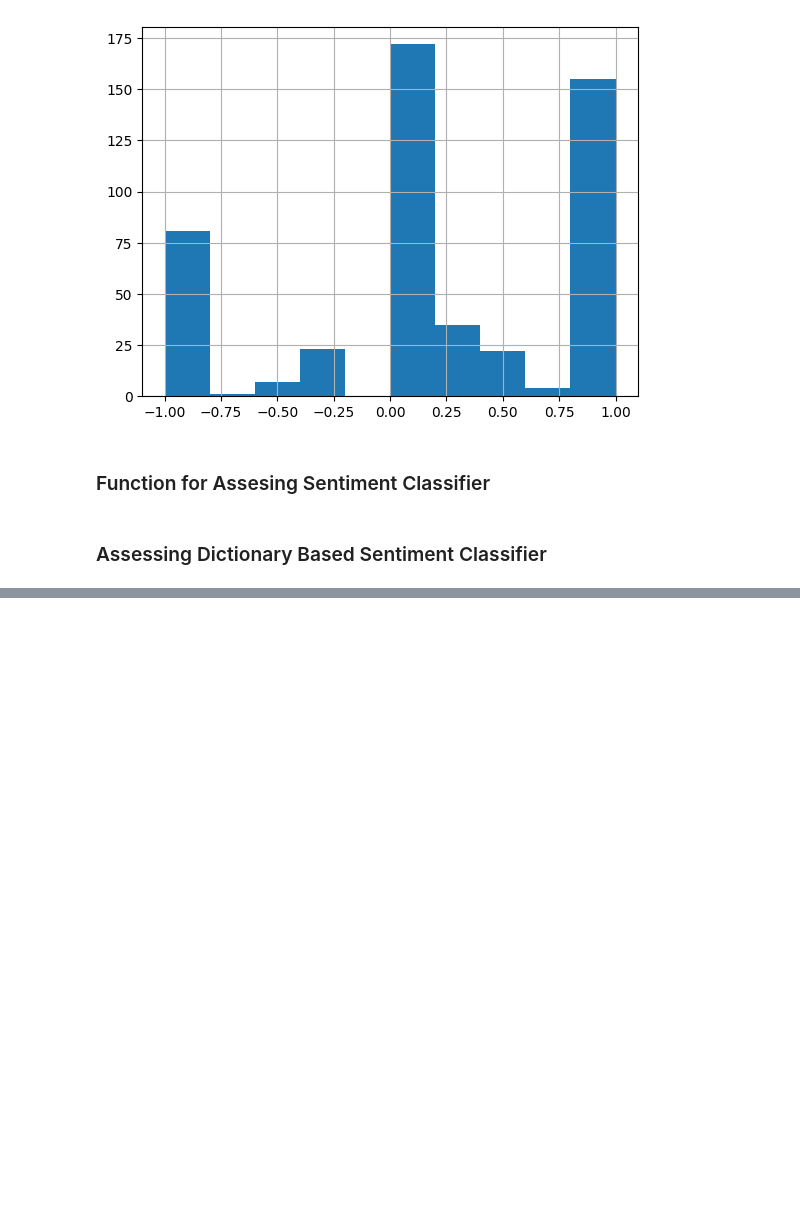
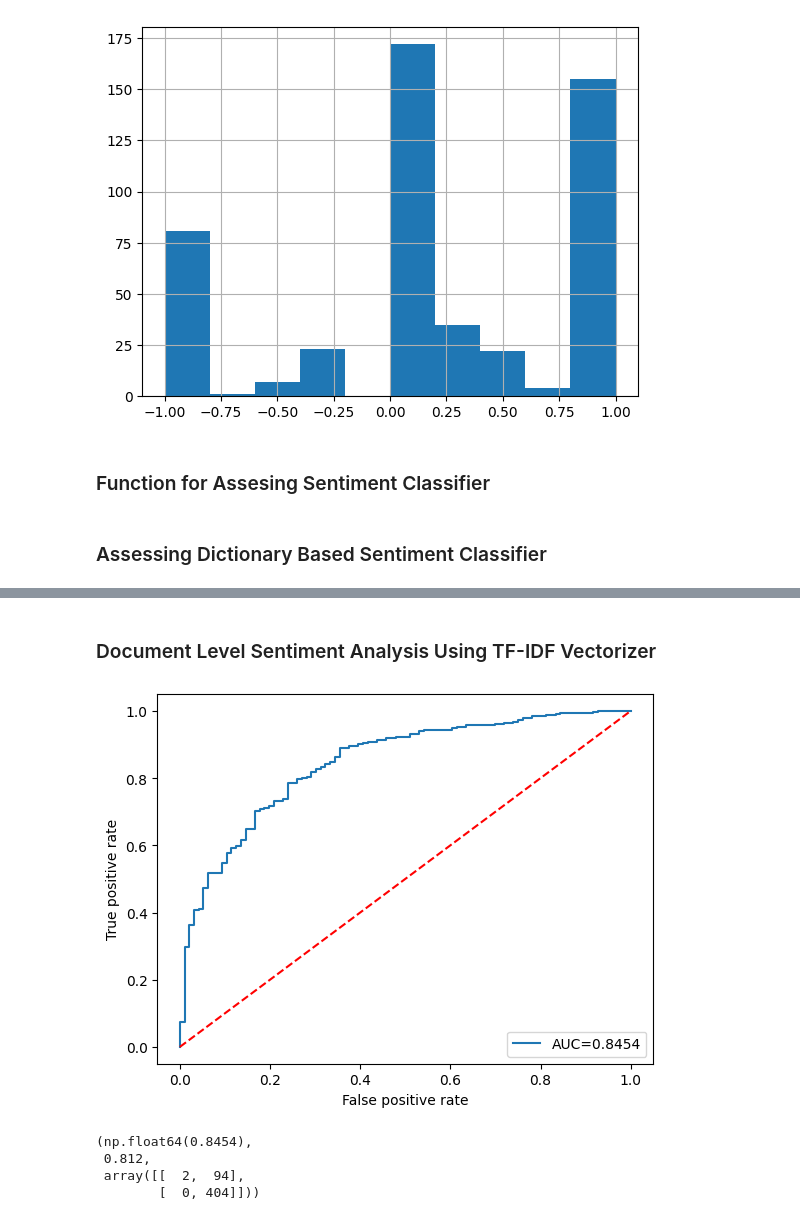
Before and after one commit to busrakasabali/Delta_Task_2, a Jupyter notebook: Delta_Task_2.ipynb, the cells around one changed output, grey strips where cells are left out. Cells and saved outputs as stored; diff of their text form; code cells hidden in the pictures; blank space fills up the shorter version.

```diff
--- a/Delta_Task_2.ipynb
+++ b/Delta_Task_2.ipynb
@@ -348,7 +351,7 @@ dc_test_scores.hist()
 # %%
 from sklearn.metrics import accuracy_score, confusion_matrix, roc_auc_score, roc_curve
 
-def assess_sentiment_classifier(y_test, y_pred, cut_off=0, plot_roc=True):
+def assess_sentiment_classifier(y_test, y_pred_prob, cut_off=0.5, plot_roc=True):
     """
         Function to assess the classification results from the model.
         Calculates accuracy score, roc auc score and confusion matrix.
@@ -356,18 +359,18 @@ def assess_sentiment_classifier(y_test, y_pred, cut_off=0, plot_roc=True):
 
     """
     # Calculate discrete class predictions
-    y_pred_discrete = np.where(y_pred>cut_off, 1, 0)
+    y_pred_discrete = np.where(y_pred_prob>cut_off, 1, 0)
 
     # Calculate classification accuracy and AUC
     acc = round(accuracy_score(y_test, y_pred_discrete),4) #accurately predicted ones: TP+TN/all sample
-    auc = round(roc_auc_score(y_test, y_pred_discrete),4) #TP/FP
+    auc = round(roc_auc_score(y_test, y_pred_prob),4) #TP/FP
 
     # Confusion matrix
     cmat = confusion_matrix(y_test, y_pred_discrete)
 
     # ROC analysis
     if plot_roc==True:
-        fpr, tpr, _ = roc_curve(y_test, y_pred_discrete)
+        fpr, tpr, _ = roc_curve(y_test, y_pred_prob)
         plt.plot(fpr,tpr, label="AUC={:.4}".format(auc));
         plt.plot([0, 1], [0, 1], "r--")
         plt.ylabel('True positive rate')
@@ -388,0 +394,32 @@ assess_sentiment_classifier(y_tweets_test, dc_test_scores, plot_roc=True)
+# %% [markdown]
+### Document Level Sentiment Analysis Using TF-IDF Vectorizer
+# %%
+from sklearn.feature_extraction.text import TfidfVectorizer
+from sklearn.linear_model import LogisticRegression
+
+def dummy_fun(content):
+    return content
+
+tfidf_vectorizer = TfidfVectorizer(
+    analyzer = 'word',
+    tokenizer = dummy_fun,
+    preprocessor = dummy_fun,
+    token_pattern = None)
+
+#Feature Extraction Using TFIDF
+x_tweets_clean_train_tfidf = tfidf_vectorizer.fit_transform(x_tweets_clean_train) #fit training data to create the vocabulary and transform
+x_tweets_clean_test_tfidf = tfidf_vectorizer.transform(x_tweets_clean_test) #transform test data
+
+#Fitting the training data into a logistic regression function
+logit = LogisticRegression()
+logit.fit(x_tweets_clean_train_tfidf,y_tweets_train)
+tfidf_test_prob = logit.predict_proba(x_tweets_clean_test_tfidf)[:,1]
+# %%
+assess_sentiment_classifier(y_test=y_tweets_test,
+                            y_pred_prob = tfidf_test_prob)
+# %% [output]
+[figure, added]
+(np.float64(0.8454),
+ 0.812,
+ array([[  2,  94],
+        [  0, 404]]))
```
Also changed, not shown: parts of 3 cells of this notebook.
